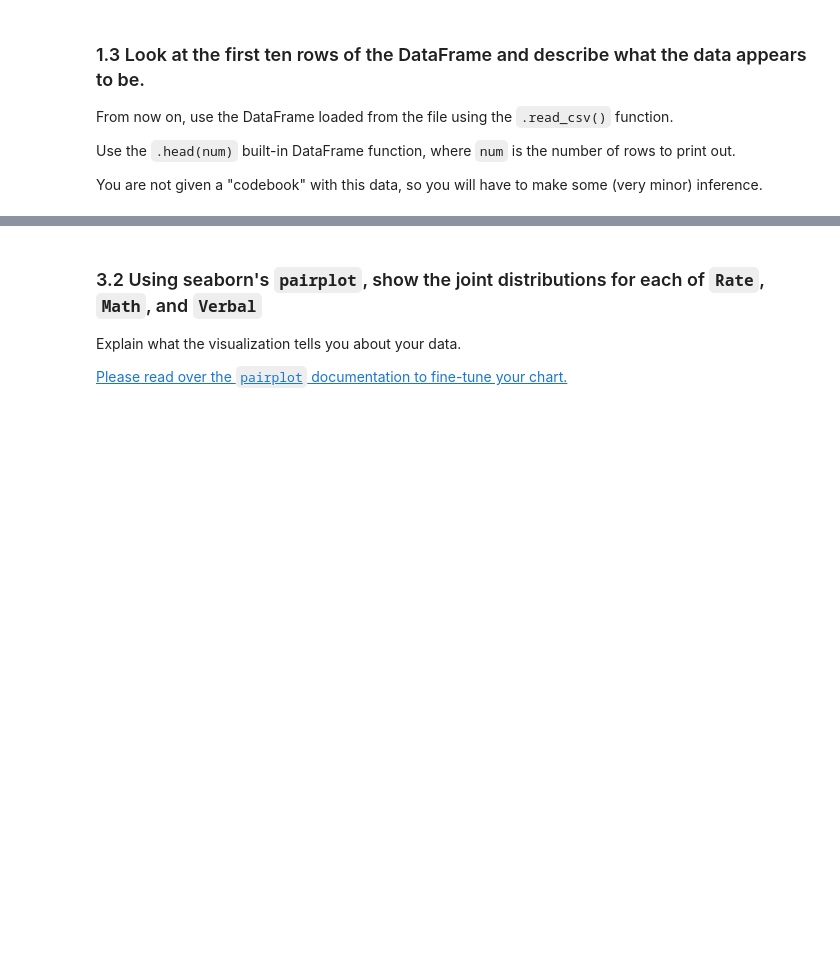
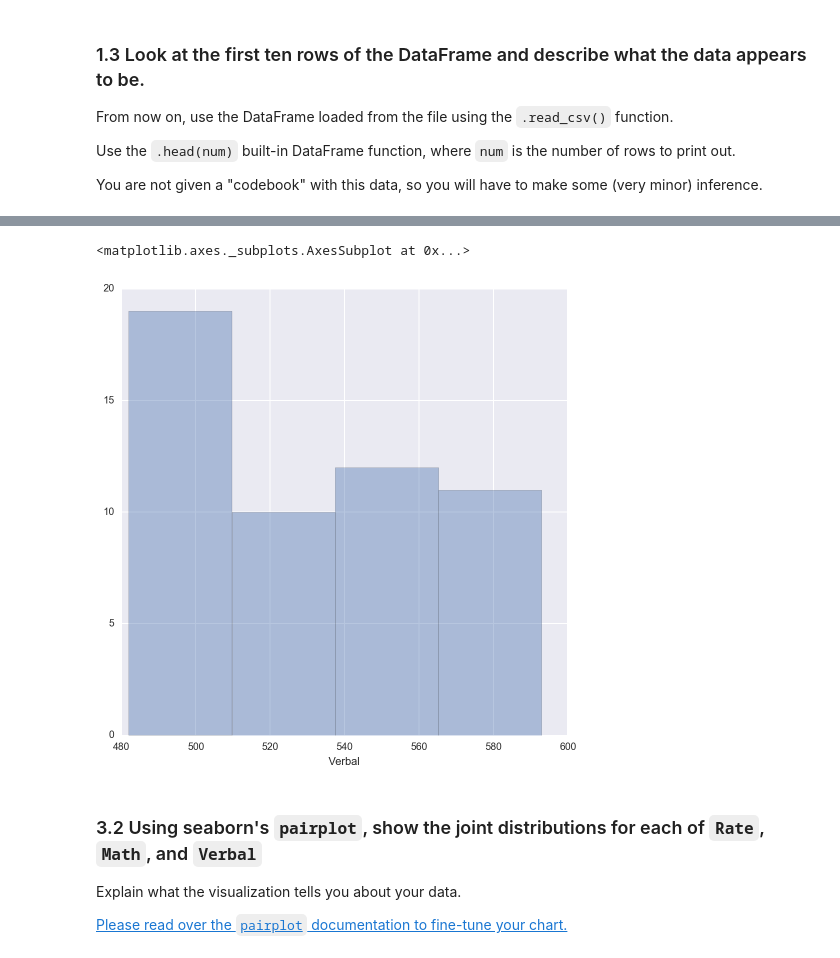
Before and after one commit to ocj137/DSI-SF-2-ocjacob, a Jupyter notebook: week02/project-02-starter.ipynb, the cells around one changed output, grey strips where cells are left out. Cells and saved outputs as stored; diff of their text form; code cells hidden in the pictures; blank space fills up the shorter version.

```diff
--- a/week02/project-02-starter.ipynb
+++ b/week02/project-02-starter.ipynb
@@ -86,3 +125,9 @@ Set the keyword argument `kde=False`. This way you can actually see the counts w
+# %%
+sns.set(rc={"figure.figsize": (8, 8)})
+sns.distplot(sat_scores['Verbal'], kde=False)
+# %% [output]
+<matplotlib.axes._subplots.AxesSubplot at 0x...>
+[figure, added]
 # %% [markdown]
 ### 3.2 Using seaborn's `pairplot`, show the joint distributions for each of `Rate`, `Math`, and `Verbal`
 
```
Also changed, not shown: parts of 25 cells of this notebook.
